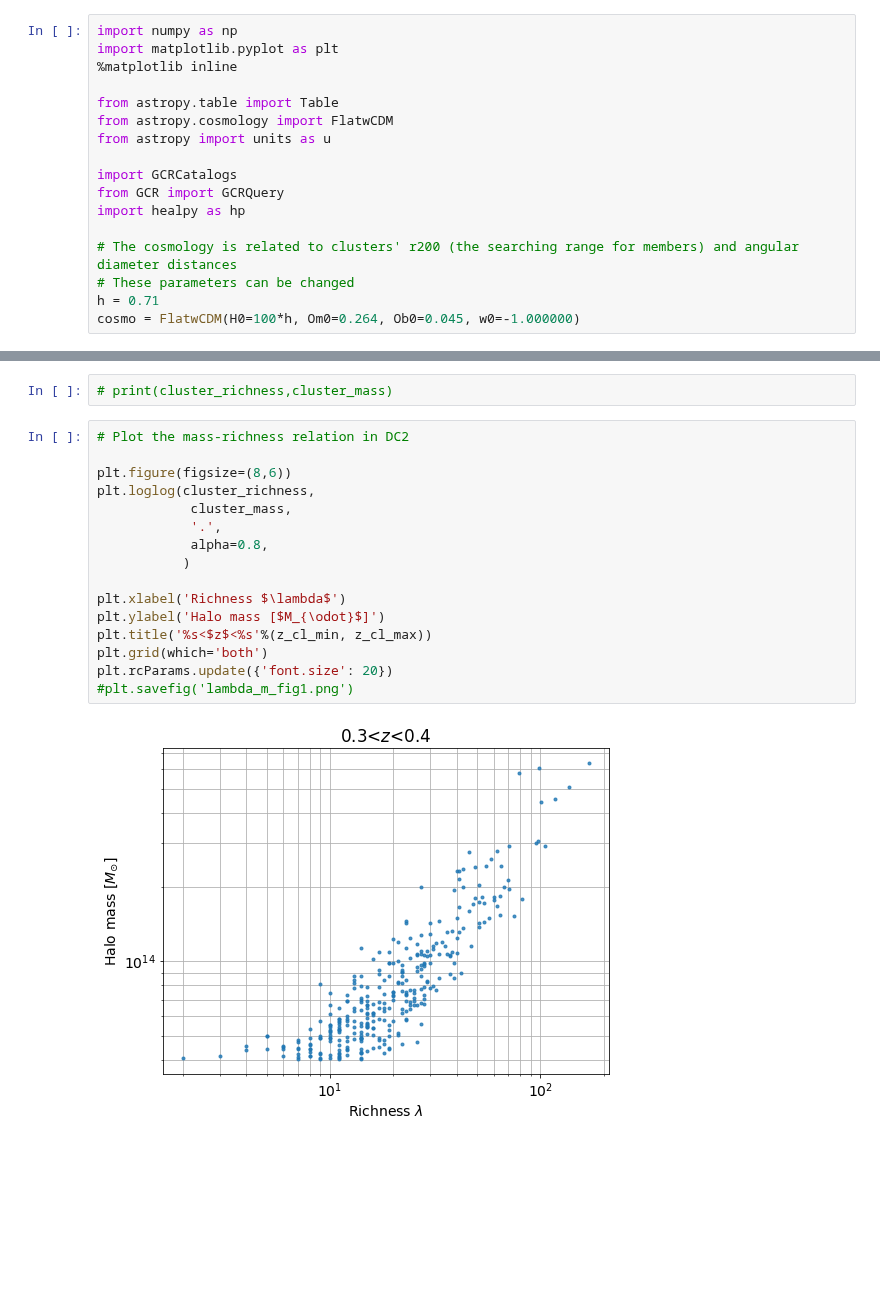
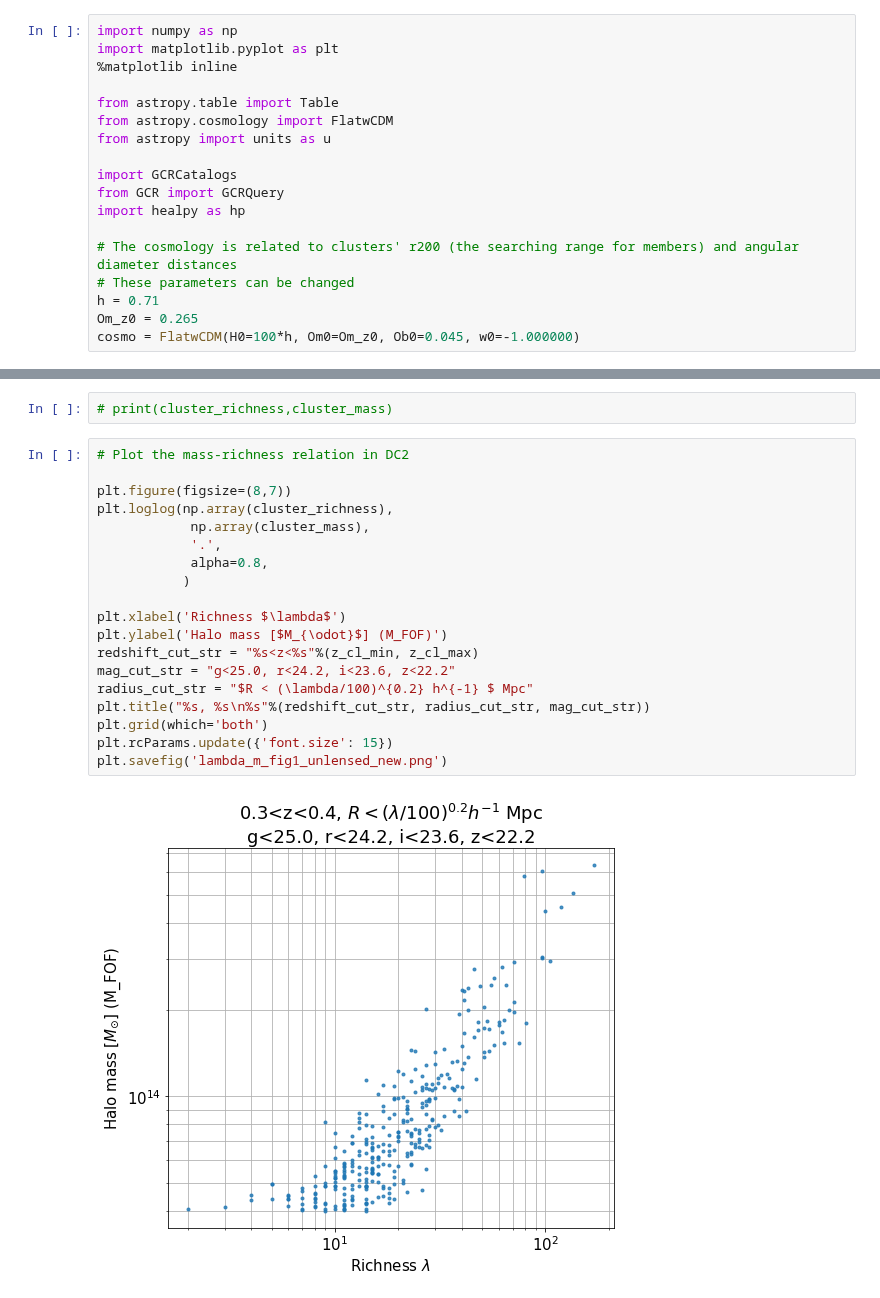
Before and after one commit to LSSTDESC/DC2-analysis, a Jupyter notebook: contributed/cosmoDC2-cluster-mass-richness.ipynb, the cells around one changed output, grey strips where cells are left out. Cells and saved outputs as stored; diff of their text form; blank space fills up the shorter version.

```diff
--- a/contributed/cosmoDC2-cluster-mass-richness.ipynb
+++ b/contributed/cosmoDC2-cluster-mass-richness.ipynb
@@ -33,7 +33,8 @@ import healpy as hp
 # The cosmology is related to clusters' r200 (the searching range for members) and angular diameter distances
 # These parameters can be changed
 h = 0.71
-cosmo = FlatwCDM(H0=100*h, Om0=0.264, Ob0=0.045, w0=-1.000000)
+Om_z0 = 0.265
+cosmo = FlatwCDM(H0=100*h, Om0=Om_z0, Ob0=0.045, w0=-1.000000)
 # %%
 # By Yao-Yuan Mao: speed up query (based on healpix)
 
@@ -277,21 +273,24 @@ for cluster_id in range(len(cluster_table)):
 # %%
 # Plot the mass-richness relation in DC2
 
-plt.figure(figsize=(8,6))
-plt.loglog(cluster_richness,
-            cluster_mass,
+plt.figure(figsize=(8,7))
+plt.loglog(np.array(cluster_richness),
+            np.array(cluster_mass),
             '.',
             alpha=0.8,
            )
 
 plt.xlabel('Richness $\lambda$')
-plt.ylabel('Halo mass [$M_{\odot}$]')
-plt.title('%s<$z$<%s'%(z_cl_min, z_cl_max))
+plt.ylabel('Halo mass [$M_{\odot}$] (M_FOF)')
+redshift_cut_str = "%s<z<%s"%(z_cl_min, z_cl_max)
+mag_cut_str = "g<25.0, r<24.2, i<23.6, z<22.2"
+radius_cut_str = "$R < (\lambda/100)^{0.2} h^{-1} $ Mpc"
+plt.title("%s, %s\n%s"%(redshift_cut_str, radius_cut_str, mag_cut_str))
 plt.grid(which='both')
-plt.rcParams.update({'font.size': 20})
-#plt.savefig('lambda_m_fig1.png')
+plt.rcParams.update({'font.size': 15})
+plt.savefig('lambda_m_fig1_unlensed_new.png')
 # %% [output]
-[figure, old version]
+[figure, new version]
 # %% [markdown]
 ## DES Y1 redMaPPer clusters (McClintock et al. 2018)
 
```
Also changed, not shown: parts of 6 cells of this notebook.
